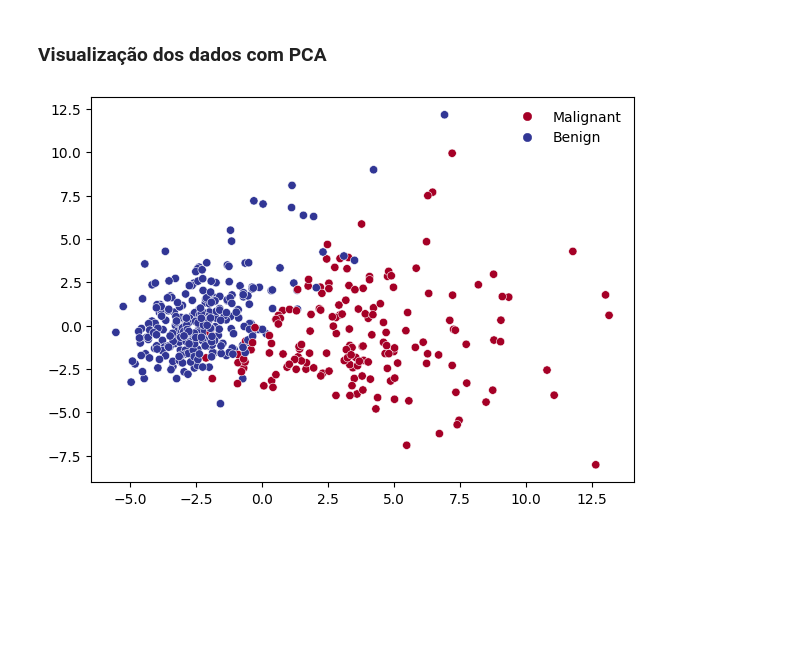
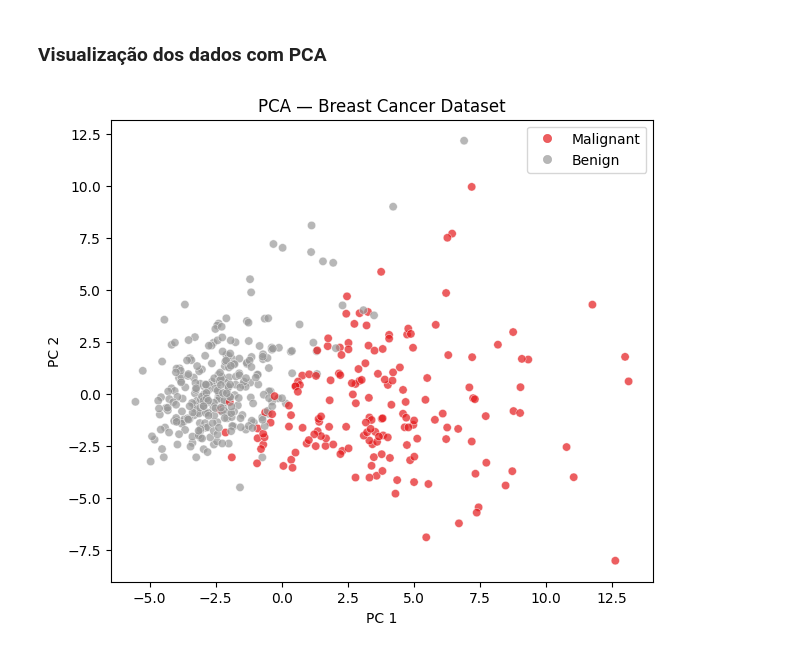
Before and after one commit to gabdourado/AI, a Jupyter notebook: Optimization/GD.ipynb, the cells around one changed output. Drawn from its saved outputs; the diff is of its cells as text; code cells hidden in the pictures; blank space fills up the shorter version.

Commit message:
feat: standardization of graphs

```diff
--- a/Optimization/GD.ipynb
+++ b/Optimization/GD.ipynb
@@ -353,14 +352,16 @@ pca = PCA(n_components=2)
 
 X_pca = pca.fit_transform(X_train[:,1:])
 # %%
-fig, ax = plt.subplots(figsize=(7, 5))
+fig, ax = plt.subplots(figsize=(7, 6))
 
-scatter = ax.scatter(X_pca[:, 0], X_pca[:, 1],
-                     c=y_train, cmap="RdYlBu",
-                     edgecolors="white", linewidths=0.4)
+scatter = ax.scatter(X_pca[:, 0], X_pca[:, 1], c=y_train,
+                     cmap="Set1", edgecolors="white", linewidths=0.4, alpha=0.7)
 
 handles, _ = scatter.legend_elements()
-ax.legend(handles, ["Malignant", "Benign"], frameon=False)
+ax.legend(handles, ["Malignant", "Benign"])
+ax.set_xlabel("PC 1")
+ax.set_ylabel("PC 2")
+ax.set_title("PCA — Breast Cancer Dataset")
 plt.show()
 # %% [output]
-[figure, old version]
+[figure, new version]
```
Also changed, not shown: parts of 4 cells of this notebook.
